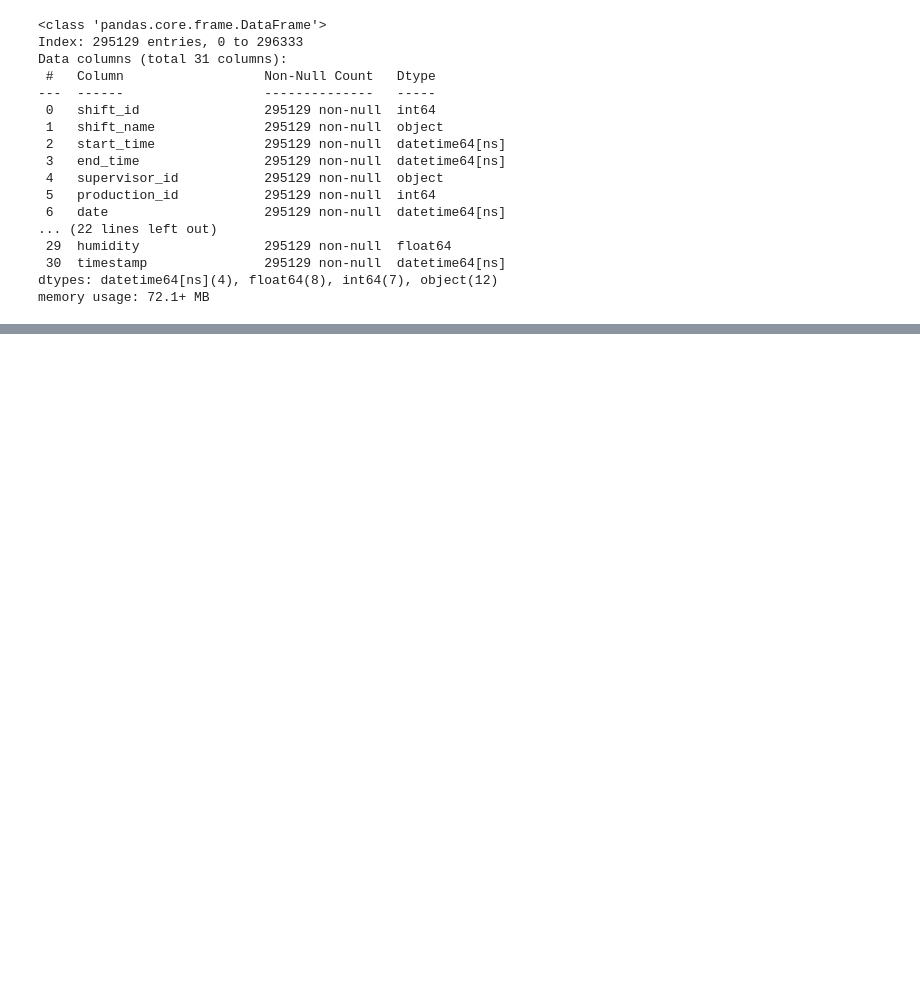
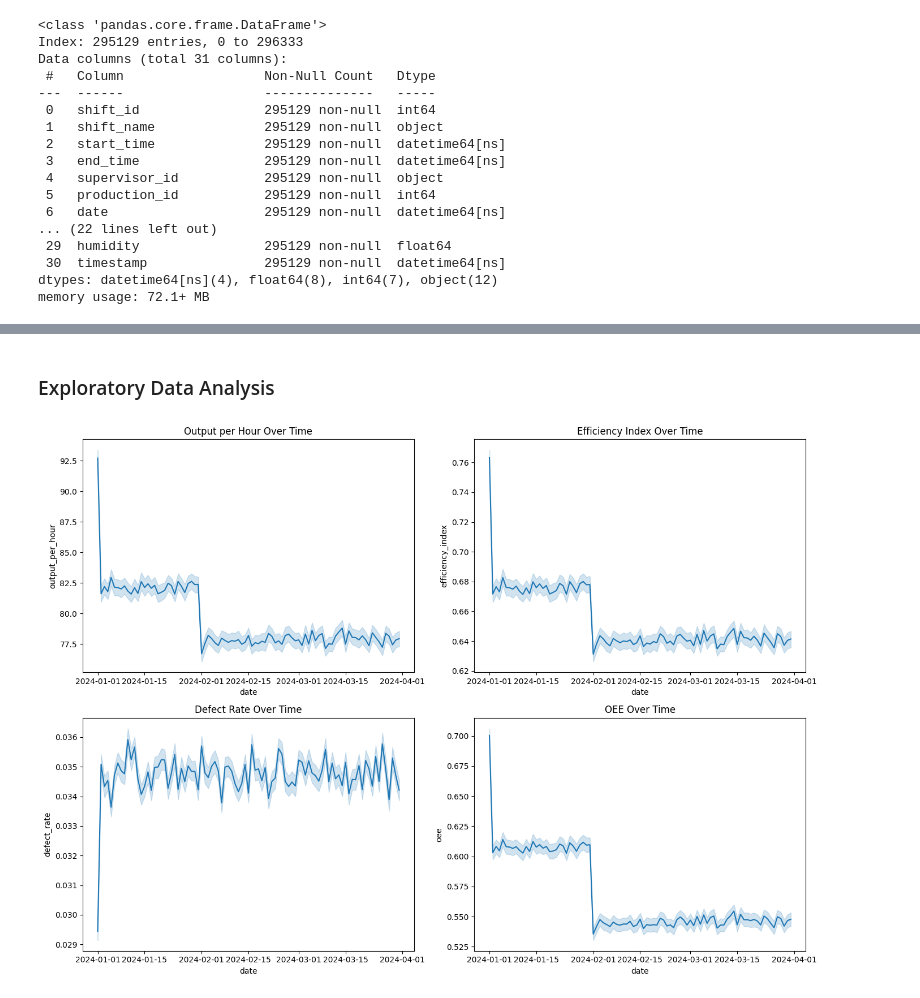
Before and after one commit to mrDanbatta/Shift_performace_project, a Jupyter notebook: shift_performance_notebook.ipynb, the cells around one changed output, grey strips where cells are left out. Saved outputs shown, nothing was run; the diff lists cells and outputs as text; code cells hidden in the pictures; blank space fills up the shorter version.

```diff
--- a/shift_performance_notebook.ipynb
+++ b/shift_performance_notebook.ipynb
@@ -343,7 +343,8 @@ memory usage: 72.1+ MB
 # Feature engineering: create new features based on existing ones
 #Output per hour
 shift_summary = df.groupby('production_id').agg({
-    'units_produced': 'first',
+    'units_produced': 'max',
+    'defect_count': 'first',
     'start_time': 'first',
     'end_time': 'first'
 })
@@ -359,3 +360,14 @@ shift_summary['output_per_hour'] = (
 )
 
 df['output_per_hour'] = df['production_id'].map(shift_summary['output_per_hour'])
+
+# efficiency index: ratio of actual output to maximum output per hour across all shifts
+df['efficiency_index'] = df['output_per_hour'] / df['output_per_hour'].max()
+
+# defect rate: ratio of defective units to total units produced
+df['defect_rate'] = df['defect_count'] / df['units_produced'].replace(0, np.nan)
+
+# OEE (Overall Equipment Efficiency): Combine machine availability, performance, and quality into one score.
+df['oee'] = (df['runtime_hours'] / (df['runtime_hours'] + df['downtime_minutes'] / 60)) * \
+            (df['output_per_hour'] / df['output_per_hour'].max()) * \
+            (1 - df['defect_rate'])
@@ -363,0 +390,20 @@ AttributeError: 'Timedelta' object has no attribute 'dt'
+# %% [markdown]
+### Exploratory Data Analysis
+# %%
+# visualize shift trends with multiple metrics
+plt.figure(figsize=(14, 10))
+plt.subplot(2, 2, 1)
+sns.lineplot(data=df, x='date', y='output_per_hour')
+plt.title('Output per Hour Over Time')
+plt.subplot(2, 2, 2)
+sns.lineplot(data=df, x='date', y='efficiency_index')
+plt.title('Efficiency Index Over Time')
+plt.subplot(2, 2, 3)
+sns.lineplot(data=df, x='date', y='defect_rate')
+plt.title('Defect Rate Over Time')
+plt.subplot(2, 2, 4)
+sns.lineplot(data=df, x='date', y='oee')
+plt.title('OEE Over Time')
+plt.tight_layout()
+# %% [output]
+[figure, added]
```
Also changed, not shown: parts of 4 cells of this notebook.
